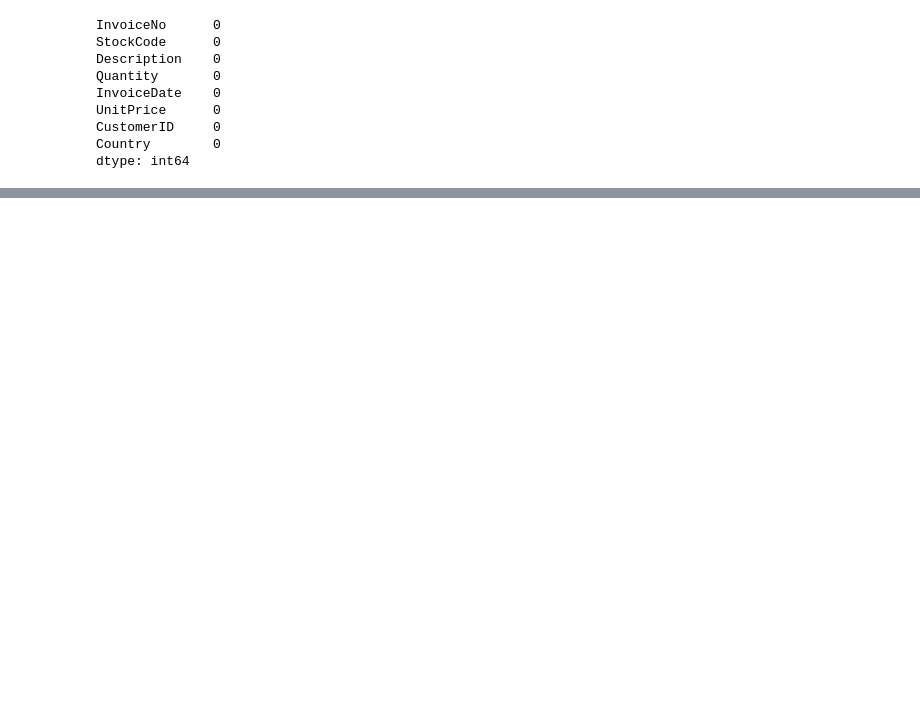
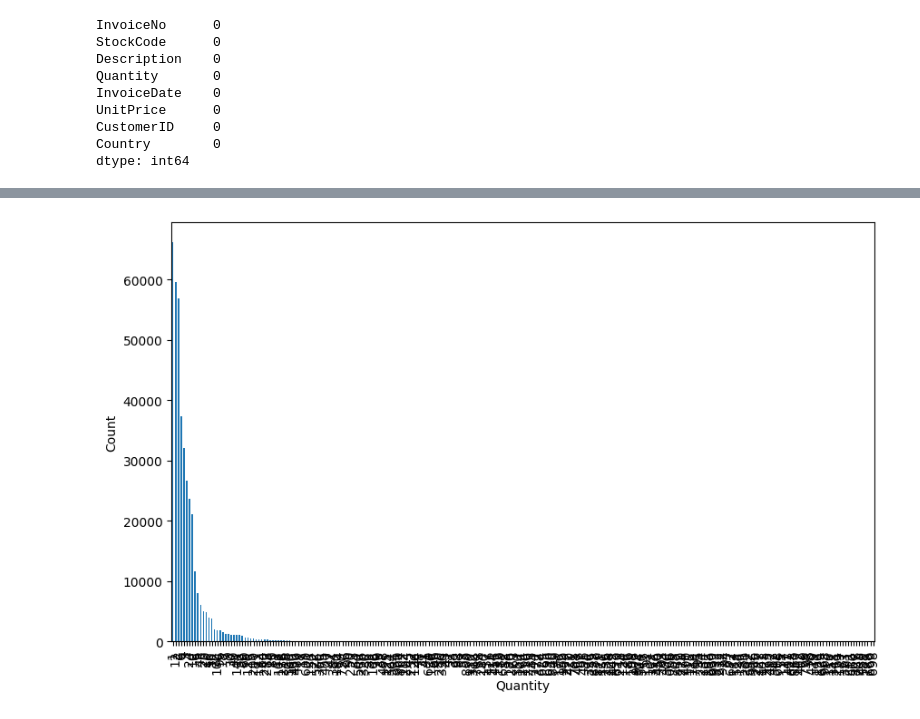
Before and after one commit to DhananJayKumarMV/Customer_Segmentation, a Jupyter notebook: Invoice Data Cleaning.ipynb, the cells around one changed output, grey strips where cells are left out. Cells and saved outputs as stored; diff of their text form; code cells hidden in the pictures; blank space fills up the shorter version.

```diff
--- a/Invoice Data Cleaning.ipynb
+++ b/Invoice Data Cleaning.ipynb
@@ -384,0 +406,4 @@ plt.show()
+# %%
+rows_to_remove = invoice_df[invoice_df['Quantity'] < 1000].index
+
+invoice_df = invoice_df.loc[invoice_df.index.isin(rows_to_remove)]
@@ -384,0 +426,7 @@ plt.show()
+# %%
+invoice_df['Quantity'].value_counts().plot(kind='bar', figsize=(10, 6))
+plt.xlabel('Quantity')
+plt.ylabel('Count')
+plt.show()
+# %% [output]
+[figure, added]
```
Also changed, not shown: parts of 17 cells of this notebook, 9 other files.
